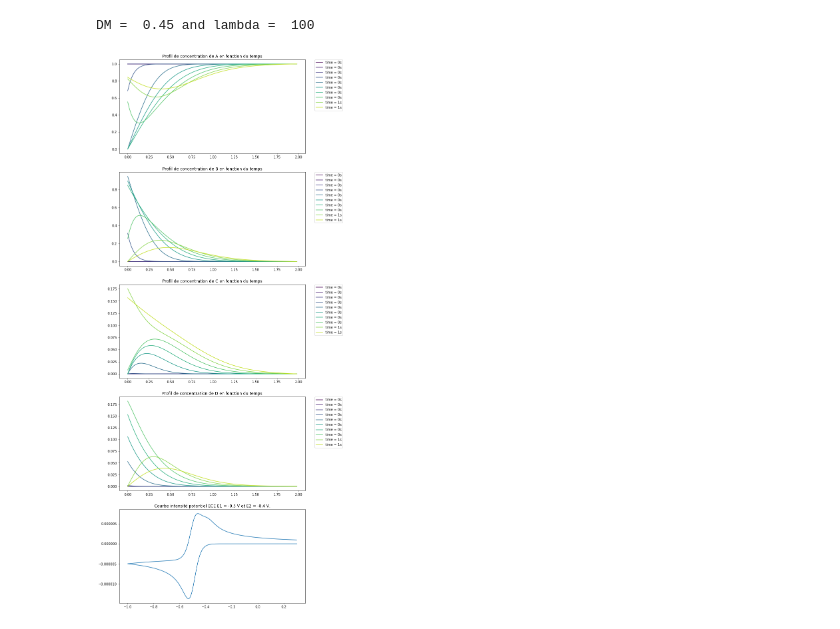
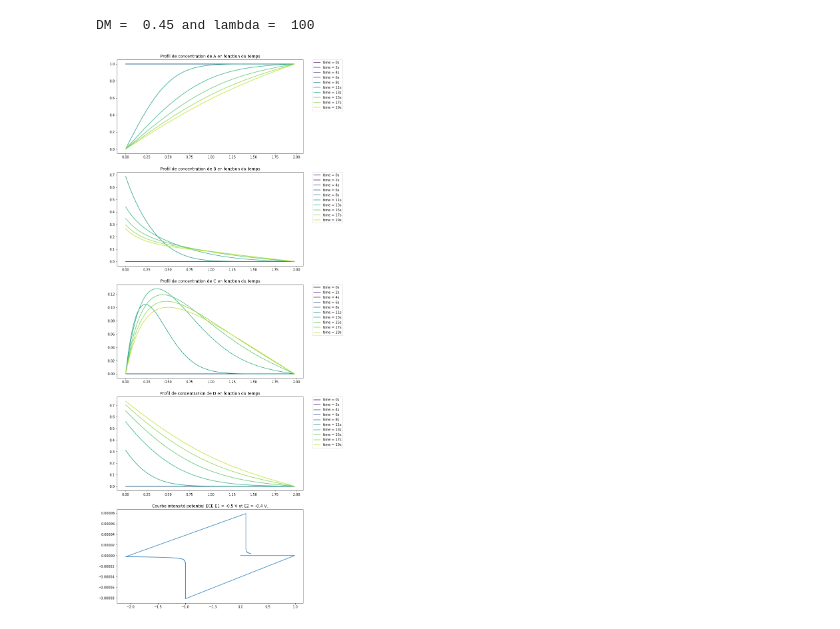
Before and after one commit to truejulosdu13/Electrochemistry, a Jupyter notebook: ECE_mechanism/voltammogram_ECE.ipynb, the cells around one changed output. Cells and saved outputs as stored; diff of their text form; code cells hidden in the pictures.

```diff
--- a/ECE_mechanism/voltammogram_ECE.ipynb
+++ b/ECE_mechanism/voltammogram_ECE.ipynb
@@ -31,7 +31,7 @@ K      = k_p/k_m      #  dimensionless equilibrium constant for the pure chemica
 
 ## SIMULATION VARIABLES
 # simulation accuracy in time and space
-Nt      = 2000      # number of iterations per t_k (pg 790). Default = 500
+Nt      = 10000      # number of iterations per t_k (pg 790). Default = 500
 Nx      = 100        # number of spatial boxes  Default = 200
 
 # key adimensionnated parameters
@@ -44,11 +44,12 @@ Dx      = L_cuve/Nx  # pas d'espace
 
 ## Experimental paramteres in the case of a linear sweep voltammetry
 ## LSV
-E_i     = 0.3
-E_f     = -1.0
+E_i     = 0
+E_ox    = 0.1
+E_red   = -1
 E_SW    = 0.05
-Delta_E = 0.01
-v       = 2
+Delta_E = -0.01
+v       = 0.1
 f       = 25
 tau     = 1.0
 
@@ -61,12 +62,15 @@ import matplotlib.pyplot as plt
 cst_phys = (R,T,F,F_norm,S)
 cst_conc = (C_a, C_b, C_c, C_d, n_sp)
 cst_syst = (E_0_1, D, n, alpha, k0, kc, k_p, k_m, K, E_0_2)
-cst_expe = (E_i, E_f, E_SW, Delta_E, v, f, tau)
+cst_expe = (E_ox, E_red, E_SW, Delta_E, v, f, tau, E_i)
 cst_simu = (Nt, Nx, DM, Lambda, L_cuve, Dx)
 cst_all  = (cst_phys, cst_conc, cst_syst, cst_simu, cst_expe)
 # %%
-from plot_voltammogram_ECE import main_LSV_ECE
-I = main_LSV_ECE(cst_all)
+#from plot_voltammogram_ECE import main_LSV_ECE
+#I = main_LSV_ECE(cst_all)
-# %% [output]
-DM =  0.45 and lambda =  100
-[figure, removed]
+# %%
+from plot_voltammogram_ECE import main_CSV_ECE
+I_CSV = main_CSV_ECE(cst_all)
+# %% [output]
+DM =  0.45 and lambda =  100
+[figure, added]
```
Also changed, not shown: parts of 2 cells of this notebook, 14 other files.
